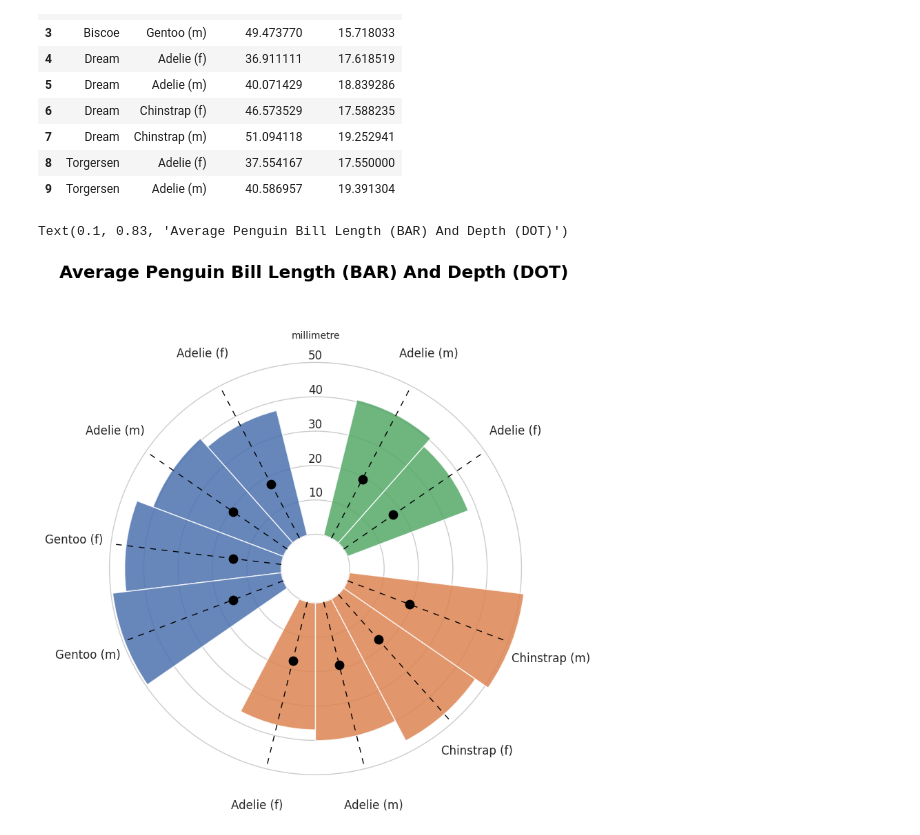
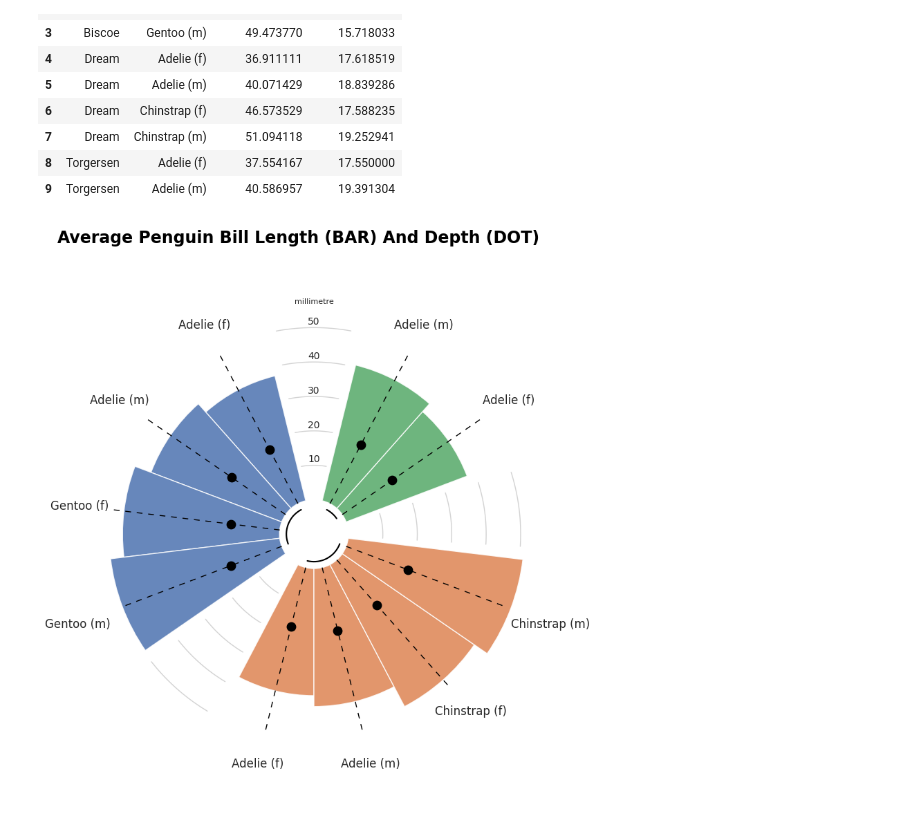
Before and after one commit to tanchu-git/penguins-python-visualization, a Jupyter notebook: penguins_visualization.ipynb, the cells around one changed output. Saved outputs shown, nothing was run; the diff lists cells and outputs as text; code cells hidden in the pictures.

```diff
--- a/penguins_visualization.ipynb
+++ b/penguins_visualization.ipynb
@@ -45,5 +45,0 @@ penguins.head(5)
-# %%
-sns.set_style("ticks")
-sns.set_context("notebook", font_scale=.5, rc={"lines.linewidth": 2.5})
-
-sns.swarmplot(data=penguins, x="body_mass_g", y="sex", hue="species")
@@ -154,17 +214,8 @@ GROUP = final_bill_df["island"].values
 # %%
-# Add empty bars (PAD) to the end of each group
-PAD = 1
-ANGLES_N = len(LENGTHS) + PAD * len(np.unique(GROUP))
-ANGLES = np.linspace(0, 2 * np.pi, num=ANGLES_N, endpoint=False)
-WIDTH = (2 * np.pi) / len(ANGLES)
-
-# Obtain size of each group to create color groups
-GROUPS_SIZE = [len(i[1]) for i in final_bill_df.groupby("island")]
-COLORS = [f"C{i}" for i, size in enumerate(GROUPS_SIZE) for _ in range(size)]
-
 # Obtaining the right indexes
 offset = 0
 IDXS = []
+
 for size in GROUPS_SIZE:
     IDXS += list(range(offset + PAD, offset + size + PAD))
     offset += size + PAD
@@ -186,52 +237,72 @@ ax.bar(ANGLES[IDXS], LENGTHS, color=COLORS, alpha=0.85, width=WIDTH, zorder=10)
 ax.vlines(ANGLES[IDXS], 0, 50, color="black", ls=(0, (6, 6)), linewidth=1, zorder=11)
 
 # Add dots to represent the bill depth
-ax.scatter(ANGLES[IDXS], DEPTHS, s=80, color='black', zorder=11)
+ax.scatter(ANGLES[IDXS], DEPTHS, s=80, color="black", zorder=11)
 
 # Remove lines for polar axis (x)
 ax.xaxis.grid(False)
 # Lines for axis y
-ax.yaxis.grid(True)
+ax.yaxis.grid(False)
 
 # Add labels for bars
 CATEGORIES = [r for r in CATEGORIES]
 CATEGORIES
 
 # Set the labels
 ax.set_xticks(ANGLES[IDXS])
 ax.set_xticklabels(CATEGORIES, size=12)
 
 # Put grid lines for radial axis (y) at 0, 10, 20, 30, 40, 50
 ax.set_yticklabels([])
 ax.set_yticks([0, 10, 20, 30, 40, 50])
 
 # Remove spines
 ax.spines["start"].set_color("none")
 ax.spines["polar"].set_color("none")
 
 # Adjust padding of the x axis labels
 XTICKS = ax.xaxis.get_major_ticks()
 i = 0
+
 for tick in XTICKS:
-    if i != 7:
-        tick.set_pad(-10)
+    if i == 7:
+        tick.set_pad(-1)
+    elif i == 3:
+        tick.set_pad(-1)
     else:
-        tick.set_pad(-1)
+        tick.set_pad(-18)
     i += 1
-# Add custom annotations
-# The following represent the heights in the values of the y axis
+
+# y ticks value label and legend
 PAD = 1
-ax.text(0 * np.pi / 2, 10 + PAD, "10", ha="center", size=12)
-ax.text(0 * np.pi / 2, 20 + PAD, "20", ha="center", size=12)
-ax.text(0 * np.pi / 2, 30 + PAD, "30", ha="center", size=12)
-ax.text(0 * np.pi / 2, 40 + PAD, "40", ha="center", size=12)
-ax.text(0 * np.pi / 2, 50 + PAD, "50", ha="center", size=12)
-ax.text(0 * np.pi / 2, 56 + PAD, "millimetre", ha="center", size=10)
+ax.text(0 * np.pi / 2, 10 + PAD, "10", ha="center", size=10)
+ax.text(0 * np.pi / 2, 20 + PAD, "20", ha="center", size=10)
+ax.text(0 * np.pi / 2, 30 + PAD, "30", ha="center", size=10)
+ax.text(0 * np.pi / 2, 40 + PAD, "40", ha="center", size=10)
+ax.text(0 * np.pi / 2, 50 + PAD, "50", ha="center", size=10)
+ax.text(0 * np.pi / 2, 56 + PAD, "millimetre", ha="center", size=8)
 
 title = "Average Penguin Bill Length (BAR) And Depth (DOT)"
-fig.text(0.1, 0.83, title, fontsize=18, color="black", weight="bold", ha="left", va="baseline")
+fig.text(0.1, 0.83, title, fontsize=17, color="black", weight="bold", ha="left", va="baseline")
+
+# This iterates over the sizes of the groups adding reference lines
+offset = 0
+
+for size in GROUPS_SIZE:
+    # Add line below bars
+    x1 = np.linspace(ANGLES[offset + PAD], ANGLES[offset + size + PAD - 1], num=20)
+    ax.plot(x1, [-2] * 20, color="black")
+
+    # Add reference lines at 20, 40, 60, and 80 - adjust (ANGLES[offset] - *) for line length
+    x2 = np.linspace(ANGLES[offset] - 0.18, ANGLES[offset + PAD] - 0.3, num=20)
+    ax.plot(x2, [10] * 20, color="lightgrey", lw=1)
+    ax.plot(x2, [20] * 20, color="lightgrey", lw=1)
+    ax.plot(x2, [30] * 20, color="lightgrey", lw=1)
+    ax.plot(x2, [40] * 20, color="lightgrey", lw=1)
+    ax.plot(x2, [50] * 20, color="lightgrey", lw=1)
+
+    offset += size + PAD
 # %% [output]
-Text(0.1, 0.83, 'Average Penguin Bill Length (BAR) And Depth (DOT)')
-[figure, old version]
+[figure, new version]
 # %%
 # Colormap
```
Also changed, not shown: parts of 16 cells of this notebook.
